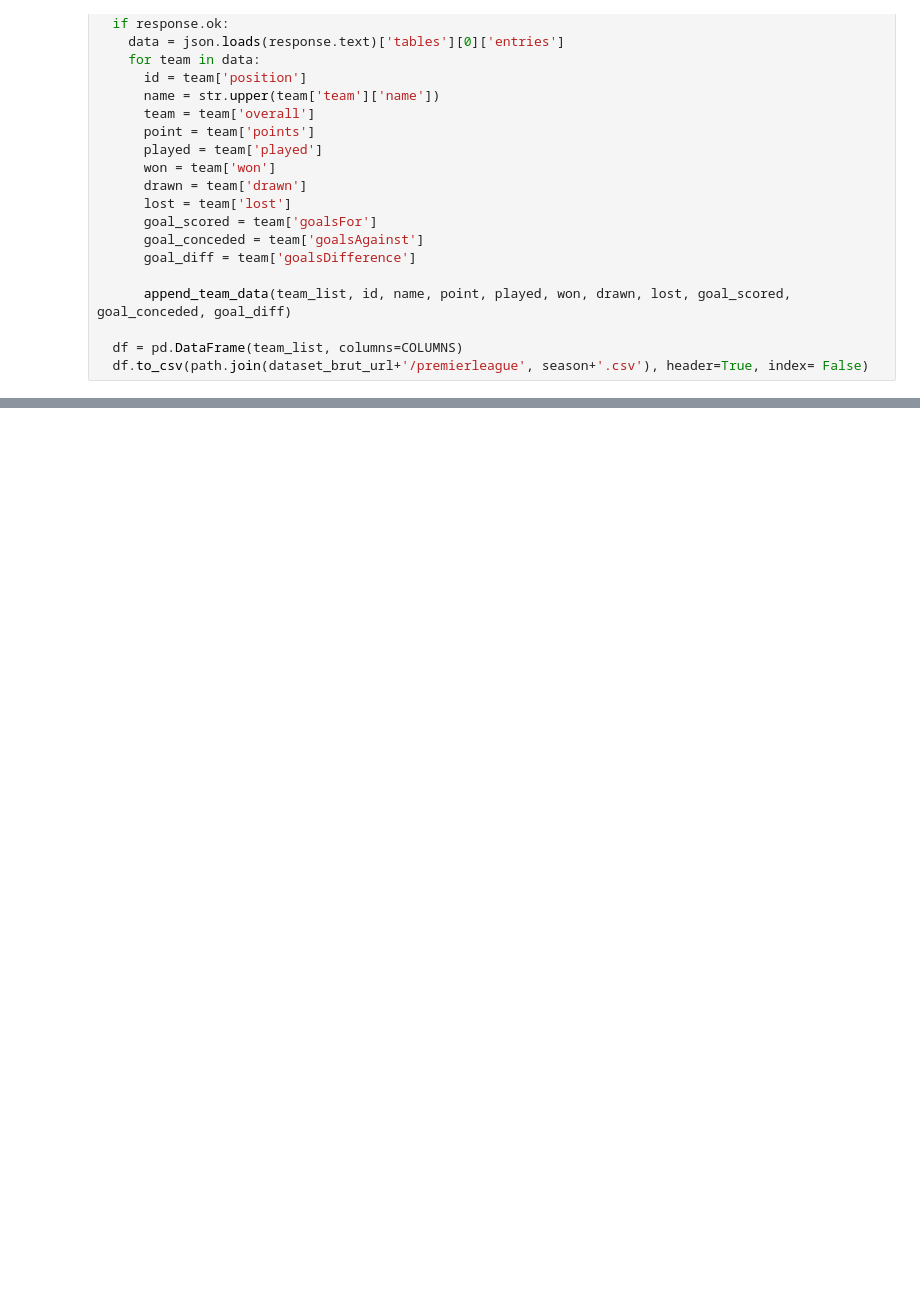
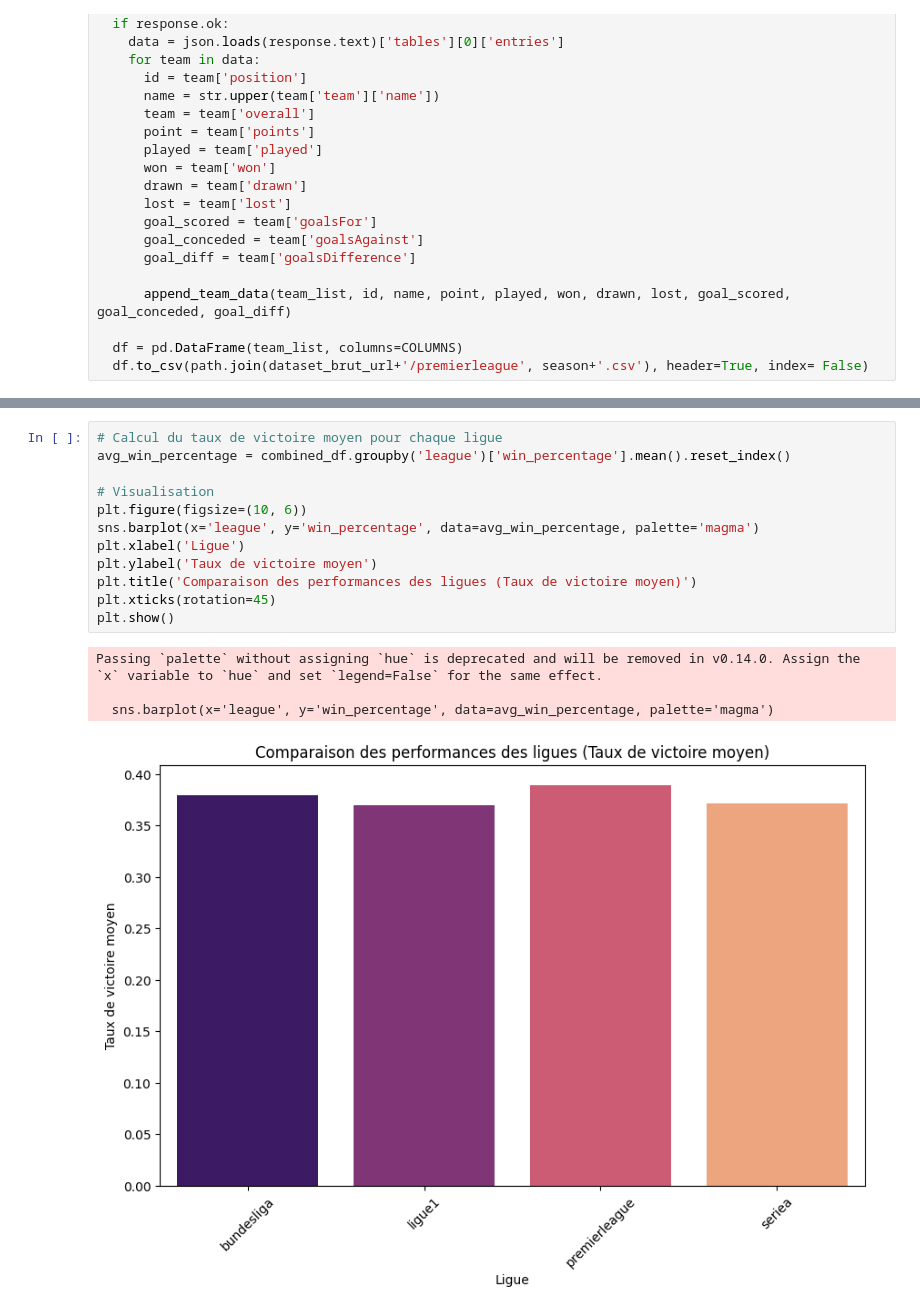
Before and after one commit to takkamdarios/Best_EU_League, a Jupyter notebook: best_eu_league.ipynb, the cells around one changed output, grey strips where cells are left out. Saved outputs shown, nothing was run; the diff lists cells and outputs as text; blank space fills up the shorter version.

```diff
--- a/best_eu_league.ipynb
+++ b/best_eu_league.ipynb
@@ -207,0 +309,17 @@ for season, param in seasons.items():
+# %%
+# Calcul du taux de victoire moyen pour chaque ligue
+avg_win_percentage = combined_df.groupby('league')['win_percentage'].mean().reset_index()
+
+# Visualisation
+plt.figure(figsize=(10, 6))
+sns.barplot(x='league', y='win_percentage', data=avg_win_percentage, palette='magma')
+plt.xlabel('Ligue')
+plt.ylabel('Taux de victoire moyen')
+plt.title('Comparaison des performances des ligues (Taux de victoire moyen)')
+plt.xticks(rotation=45)
+plt.show()
+# %% [output]
+Passing `palette` without assigning `hue` is deprecated and will be removed in v0.14.0. Assign the `x` variable to `hue` and set `legend=False` for the same effect.
+
+  sns.barplot(x='league', y='win_percentage', data=avg_win_percentage, palette='magma')
+[figure, added]
```
Also changed, not shown: parts of 27 cells of this notebook, 6 other files.
